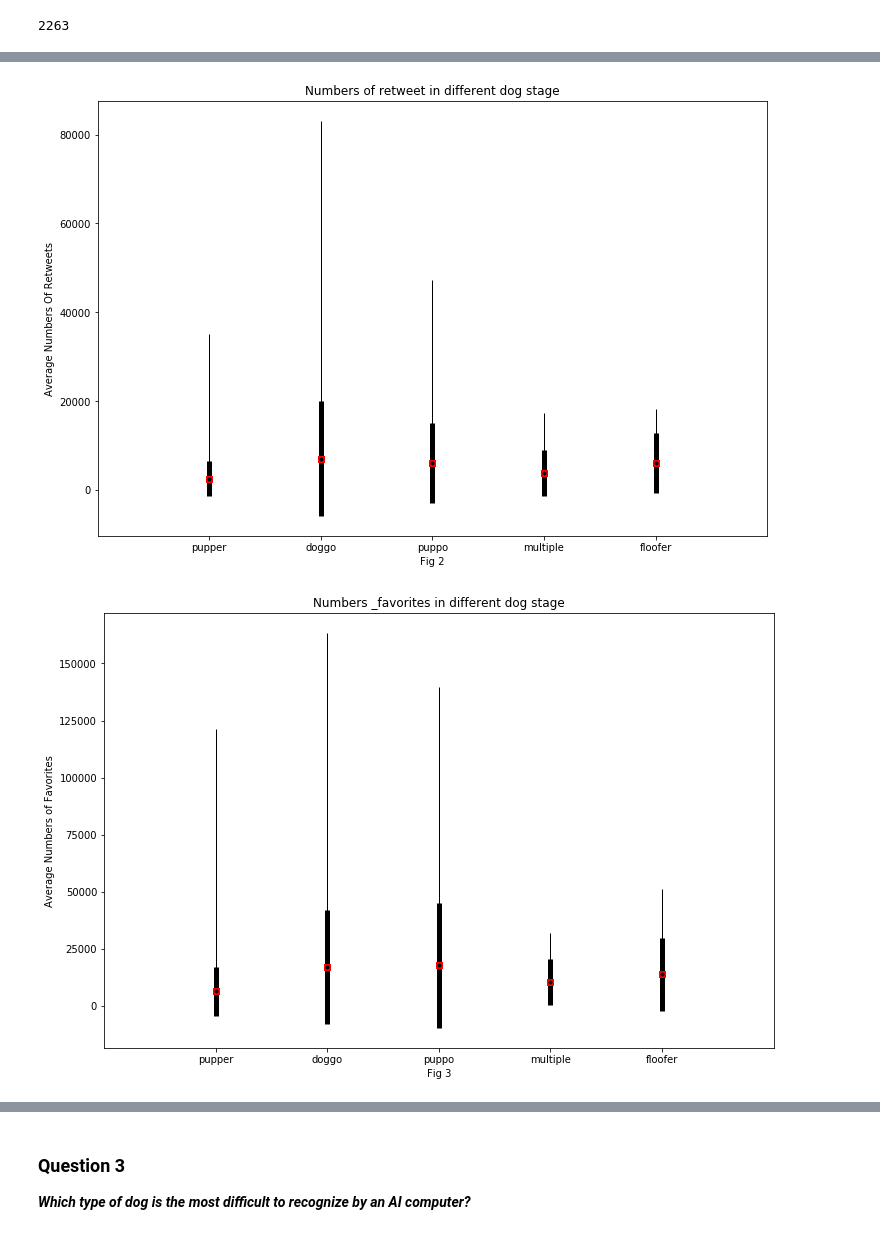
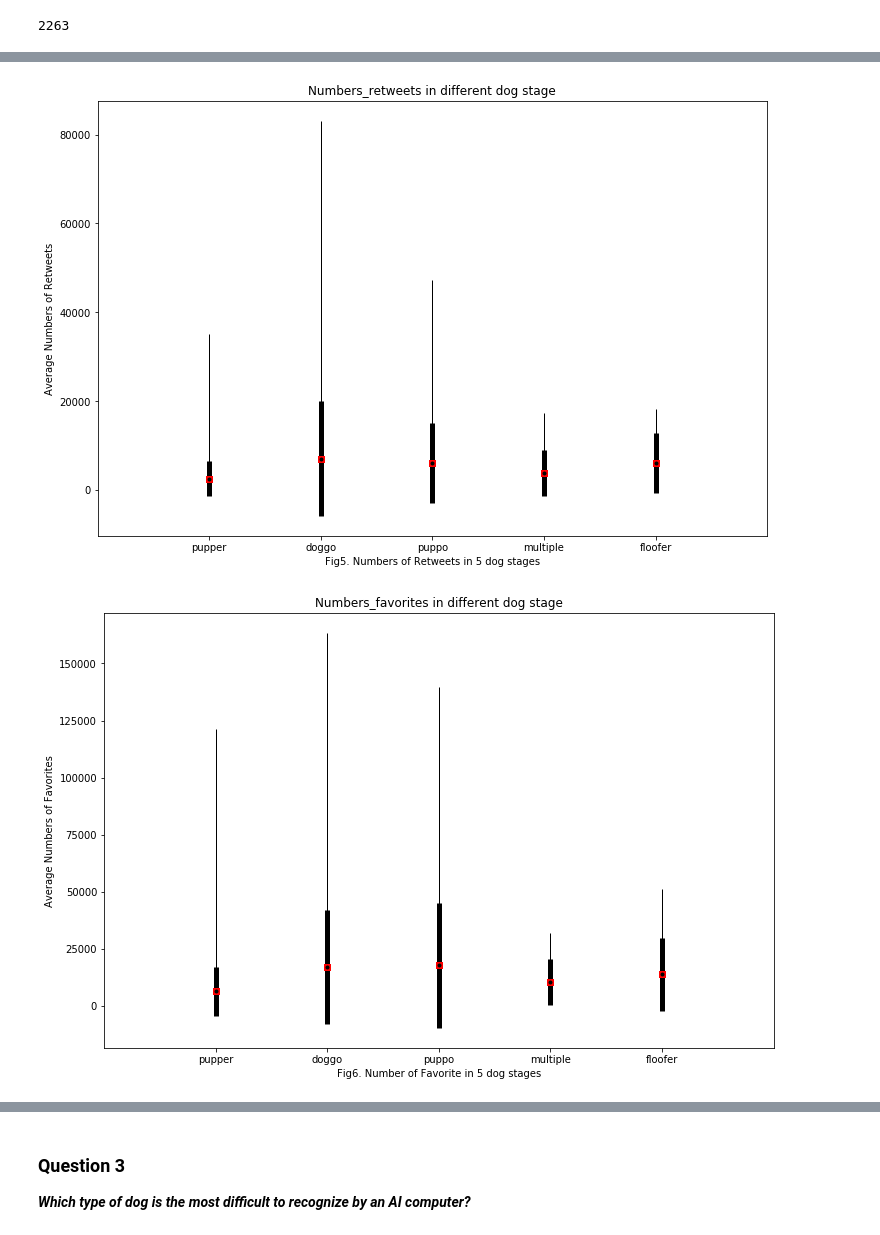
Before and after one commit to EllenZhangYarong/DataScience, a Jupyter notebook: DAND/CapstoneProjects/Project3_Twitter_WeRateDogs/wrangle_act.ipynb, the cells around one changed output, grey strips where cells are left out. Cells and saved outputs as stored; diff of their text form; code cells hidden in the pictures.

```diff
--- a/DAND/CapstoneProjects/Project3_Twitter_WeRateDogs/wrangle_act.ipynb
+++ b/DAND/CapstoneProjects/Project3_Twitter_WeRateDogs/wrangle_act.ipynb
@@ -1134,17 +1208,18 @@ array([ 2615.92946058,  7059.48101266,  6092.78571429,  3895.        ,
 # %%
 fig, ax = plt.subplots(figsize=(12,8))
 
 plt.errorbar(np.arange(5), means_retweet, stds_retweet, fmt='ok', lw=5 ,mfc='green' , mec='red', ms=5, mew=2, marker="s")
 plt.errorbar(np.arange(5), means_retweet, [means_retweet - mins_retweet, maxs_retweet - means_retweet], fmt='.k',  lw=1)
-plt.ylabel("Average Numbers Of Retweets")
-plt.xlabel('Fig 2')
-plt.title("Numbers of retweet in different dog stage")
+plt.ylabel("Average Numbers of Retweets")
+plt.xlabel('Fig5. Numbers of Retweets in 5 dog stages')
+plt.title("Numbers_retweets in different dog stage")
 plt.xlim(-1, 5)
 plt.setp(ax, xticks=[y  for y in range(len(array_stages))],
          xticklabels=['pupper', 'doggo', 'puppo', 'multiple', 'floofer'])
 plt.show()
+fig.savefig('retweet_stage.PNG',dpi=200)
 # %% [output]
-[figure, old version]
+[figure, new version]
 # %%
 means_favorites, stds_favorites, maxs_favorites, mins_favorites = mean_std(array_stages, 'num_of_favorites')
 # %%
@@ -1153,14 +1228,16 @@ fig, ax = plt.subplots(figsize=(12,8))
 plt.errorbar(np.arange(5), means_favorites, stds_favorites, fmt='ok', lw=5 ,mfc='green' , mec='red', ms=5, mew=2, marker="s")
 plt.errorbar(np.arange(5), means_favorites, [means_favorites - mins_favorites, maxs_favorites - means_favorites], fmt='.k',  lw=1)
 plt.ylabel("Average Numbers of Favorites")
-plt.xlabel('Fig 3')
-plt.title("Numbers _favorites in different dog stage")
+plt.xlabel('Fig6. Number of Favorite in 5 dog stages')
+plt.title("Numbers_favorites in different dog stage")
 plt.xlim(-1, 5)
 plt.setp(ax, xticks=[y  for y in range(len(array_stages))],
          xticklabels=['pupper', 'doggo', 'puppo', 'multiple', 'floofer'])
 plt.show()
+
+fig.savefig('favorite_stage.PNG', dpi=200)
 # %% [output]
-[figure, old version]
+[figure, new version]
 # %% [markdown]
 ## Insight 2:
 
```
Also changed, not shown: parts of 39 cells of this notebook, 16 other files.
